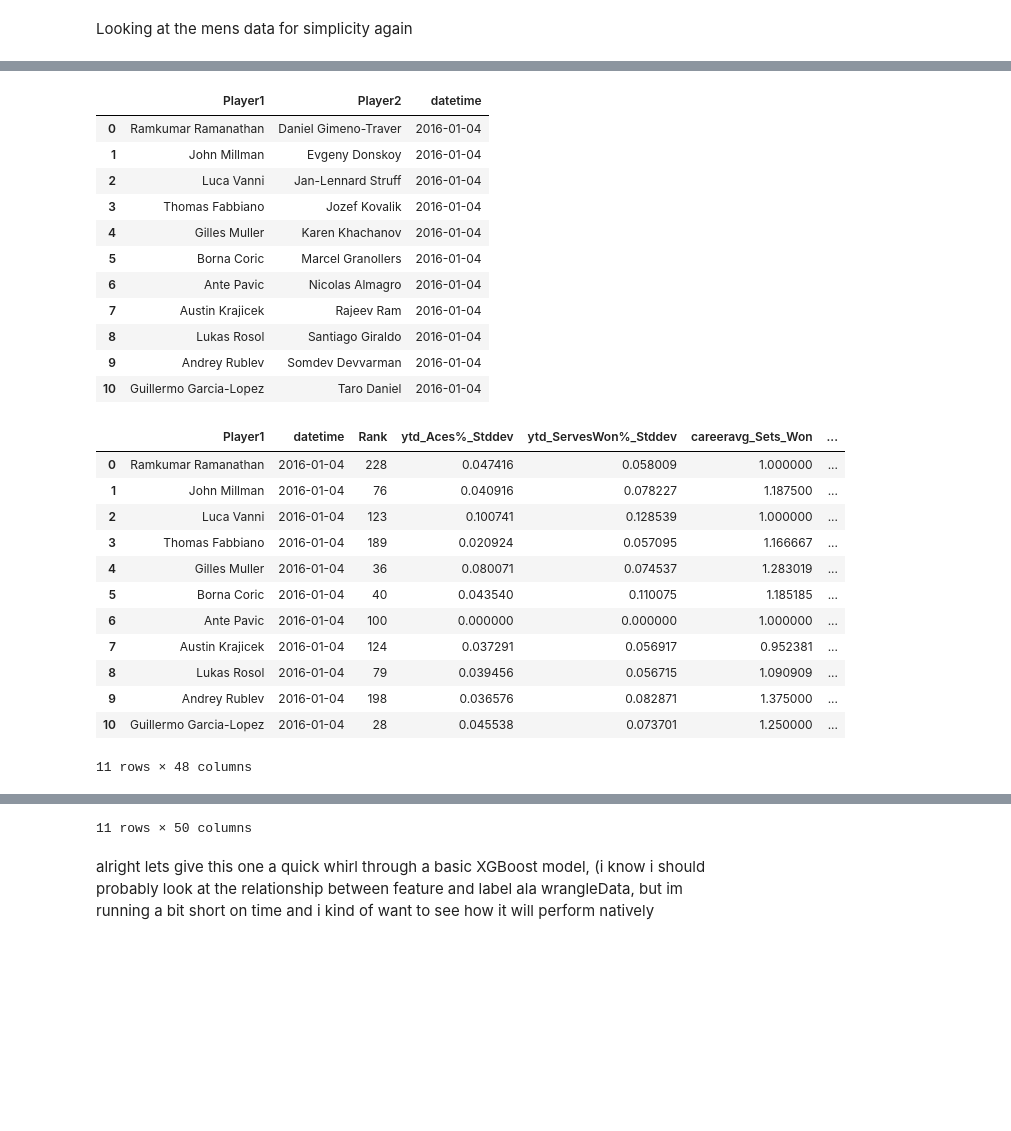
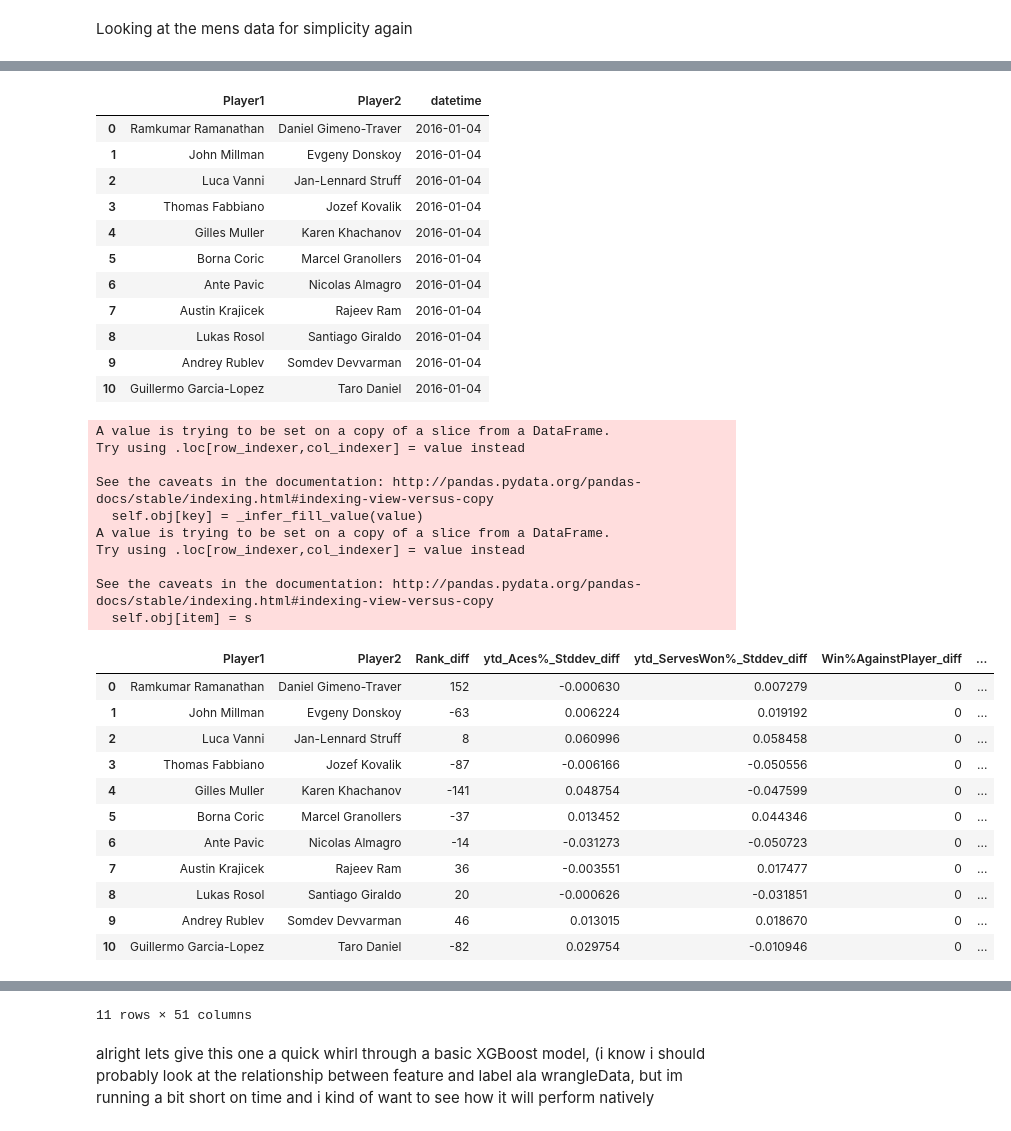
Before and after one commit to HughCZhao/betfairproject, a Jupyter notebook: wrangleDataAttempt2.ipynb, the cells around one changed output, grey strips where cells are left out. Cells and saved outputs as stored; diff of their text form; code cells hidden in the pictures; blank space fills up the shorter version.

Commit message:
added final data, trained second model, added ranked only

```diff
--- a/wrangleDataAttempt2.ipynb
+++ b/wrangleDataAttempt2.ipynb
@@ -300,7 +300,7 @@ del tempdf
 del tempdate
 #so theres roughly 2.5k rows per year, i know this will be pretty sparse for some players, i think were ok for now
 #now im going to define the function that will take a player name and return individual statistics eg. historic avg Aces etc
-def get_player_stats(inputframe,harddf,datacols,playercol,otherplayercol):
+def get_player_stats(inputframe,harddf,datacols,playercol):
     #idea is to pass a panda dataframe with columns [playername, tournamentdate] and be able to return a dataframe with the stats
     length = inputframe.shape[0]
     historicnames = ['careeravg_'+x for x in datacols]
@@ -313,7 +313,7 @@ def get_player_stats(inputframe,harddf,datacols,playercol,otherplayercol):
         #extract player name and date of game
         row = inputframe.iloc[index,:]
         playername = row[playercol]
-        otherplayername = row[otherplayercol]
+#         otherplayername = row[otherplayercol]
         date = row['datetime']
 
         #grab only data for that player before that date
@@ -430,8 +441,8 @@ def get_difference(frame1,frame2,colname=None, prefix1='',prefix2='',index1=None
 def convert_to_data(inputframe,matchdata,datacols,player1colname="Player1",player2colname="Player2"):
     inputframe.reset_index(drop=True,inplace=True)
 
-    player1df = get_player_stats(inputframe,matchdata,datacols,player1colname,player2colname)
-    player2df = get_player_stats(inputframe,matchdata,datacols,player2colname,player1colname)
+    player1df = get_player_stats(inputframe,matchdata,datacols,player1colname)
+    player2df = get_player_stats(inputframe,matchdata,datacols,player2colname)
 
     #append columns indicating whether this is a players first recorded Hard surface ATPgame (if it's their first game, Rank will return NaNs)
     player1df['Player1fg'] = player1df['Rank'].isna()
@@ -440,43 +451,52 @@ def convert_to_data(inputframe,matchdata,datacols,player1colname="Player1",playe
     player1df = player1df[~player1df['Player1fg']].fillna(0)
     player2df = player2df[~player2df['Player2fg']].fillna(0)
 #     if player1df.isna().sum().sum() >0:
 #         display(player1df)
 
     newdatacols = player1df.drop([player1colname,'datetime','Player1fg'],axis=1).columns
     outputdf = get_difference(player1df,player2df,newdatacols,index1=player1colname,index2=player2colname)
     outputdf.loc[:,'Player1fg'] = player1df['Player1fg']
     outputdf.loc[:,'Player2fg'] = player2df['Player2fg']
     outputdf.loc[:,'datetime'] = player1df['datetime']
     return outputdf
 
 testdf = ATPframe.loc[ATPframe['year']>2015,:].reset_index(drop=True).loc[:10,['Winner','Loser','datetime']]
 testdf.columns = ['Player1','Player2','datetime']
 display(testdf)
 tempdf = convert_to_data(testdf,harddf,datacols)
 display(tempdf)
 # %% [output]
 |  | Player1 | Player2 | datetime |
 | 0 | Ramkumar Ramanathan | Daniel Gimeno-Traver | 2016-01-04 |
 | 1 | John Millman | Evgeny Donskoy | 2016-01-04 |
 | 2 | Luca Vanni | Jan-Lennard Struff | 2016-01-04 |
 | 3 | Thomas Fabbiano | Jozef Kovalik | 2016-01-04 |
 | 4 | Gilles Muller | Karen Khachanov | 2016-01-04 |
 | 5 | Borna Coric | Marcel Granollers | 2016-01-04 |
 | 6 | Ante Pavic | Nicolas Almagro | 2016-01-04 |
 | 7 | Austin Krajicek | Rajeev Ram | 2016-01-04 |
 | 8 | Lukas Rosol | Santiago Giraldo | 2016-01-04 |
 | 9 | Andrey Rublev | Somdev Devvarman | 2016-01-04 |
 | 10 | Guillermo Garcia-Lopez | Taro Daniel | 2016-01-04 |
+A value is trying to be set on a copy of a slice from a DataFrame.
+Try using .loc[row_indexer,col_indexer] = value instead
+
+See the caveats in the documentation: http://pandas.pydata.org/pandas-docs/stable/indexing.html#indexing-view-versus-copy
+  self.obj[key] = _infer_fill_value(value)
+A value is trying to be set on a copy of a slice from a DataFrame.
+Try using .loc[row_indexer,col_indexer] = value instead
+
+See the caveats in the documentation: http://pandas.pydata.org/pandas-docs/stable/indexing.html#indexing-view-versus-copy
+  self.obj[item] = s
-|  | Player1 | datetime | Rank | ytd_Aces%_Stddev | ytd_ServesWon%_Stddev | careeravg_Sets_Won | ... |
-| 0 | Ramkumar Ramanathan | 2016-01-04 | 228 | 0.047416 | 0.058009 | 1.000000 | ... |
-| 1 | John Millman | 2016-01-04 | 76 | 0.040916 | 0.078227 | 1.187500 | ... |
-| 2 | Luca Vanni | 2016-01-04 | 123 | 0.100741 | 0.128539 | 1.000000 | ... |
-| 3 | Thomas Fabbiano | 2016-01-04 | 189 | 0.020924 | 0.057095 | 1.166667 | ... |
-| 4 | Gilles Muller | 2016-01-04 | 36 | 0.080071 | 0.074537 | 1.283019 | ... |
-| 5 | Borna Coric | 2016-01-04 | 40 | 0.043540 | 0.110075 | 1.185185 | ... |
-| 6 | Ante Pavic | 2016-01-04 | 100 | 0.000000 | 0.000000 | 1.000000 | ... |
-| 7 | Austin Krajicek | 2016-01-04 | 124 | 0.037291 | 0.056917 | 0.952381 | ... |
-| 8 | Lukas Rosol | 2016-01-04 | 79 | 0.039456 | 0.056715 | 1.090909 | ... |
-| 9 | Andrey Rublev | 2016-01-04 | 198 | 0.036576 | 0.082871 | 1.375000 | ... |
-| 10 | Guillermo Garcia-Lopez | 2016-01-04 | 28 | 0.045538 | 0.073701 | 1.250000 | ... |
+|  | Player1 | Player2 | Rank_diff | ytd_Aces%_Stddev_diff | ytd_ServesWon%_Stddev_diff | Win%AgainstPlayer_diff | ... |
+| 0 | Ramkumar Ramanathan | Daniel Gimeno-Traver | 152 | -0.000630 | 0.007279 | 0 | ... |
+| 1 | John Millman | Evgeny Donskoy | -63 | 0.006224 | 0.019192 | 0 | ... |
+| 2 | Luca Vanni | Jan-Lennard Struff | 8 | 0.060996 | 0.058458 | 0 | ... |
+| 3 | Thomas Fabbiano | Jozef Kovalik | -87 | -0.006166 | -0.050556 | 0 | ... |
+| 4 | Gilles Muller | Karen Khachanov | -141 | 0.048754 | -0.047599 | 0 | ... |
+| 5 | Borna Coric | Marcel Granollers | -37 | 0.013452 | 0.044346 | 0 | ... |
+| 6 | Ante Pavic | Nicolas Almagro | -14 | -0.031273 | -0.050723 | 0 | ... |
+| 7 | Austin Krajicek | Rajeev Ram | 36 | -0.003551 | 0.017477 | 0 | ... |
+| 8 | Lukas Rosol | Santiago Giraldo | 20 | -0.000626 | -0.031851 | 0 | ... |
+| 9 | Andrey Rublev | Somdev Devvarman | 46 | 0.013015 | 0.018670 | 0 | ... |
+| 10 | Guillermo Garcia-Lopez | Taro Daniel | -82 | 0.029754 | -0.010946 | 0 | ... |
-11 rows × 48 columns
@@ -495,4 +503,4 @@ display(tempdf)
-11 rows × 50 columns
+11 rows × 51 columns
 # %% [markdown]
 alright lets give this one a quick whirl through a basic XGBoost model, (i know i should probably look at the relationship between feature and label ala wrangleData, but im running a bit short on time and i kind of want to see how it will perform natively
 # %%
```
Also changed, not shown: parts of 7 cells of this notebook, 8 other files.
